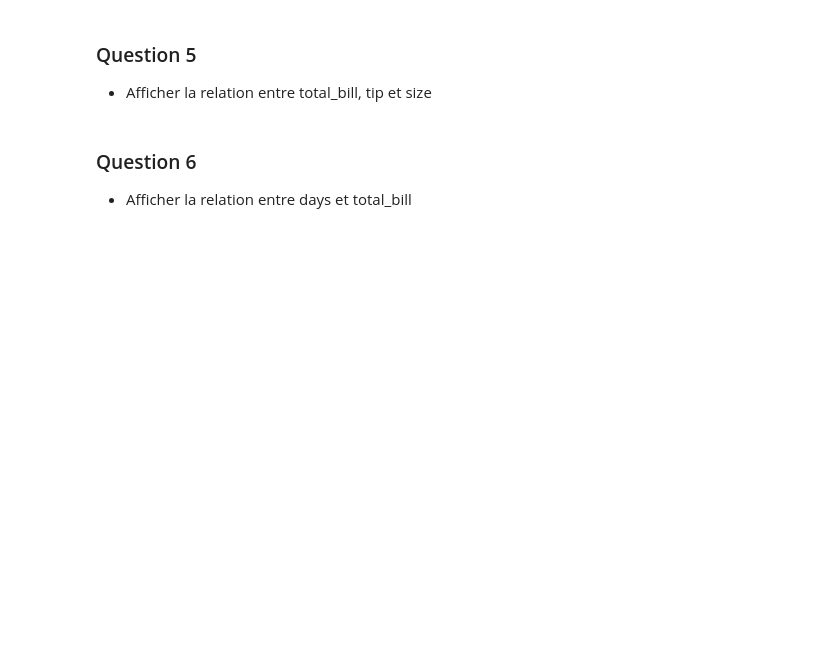
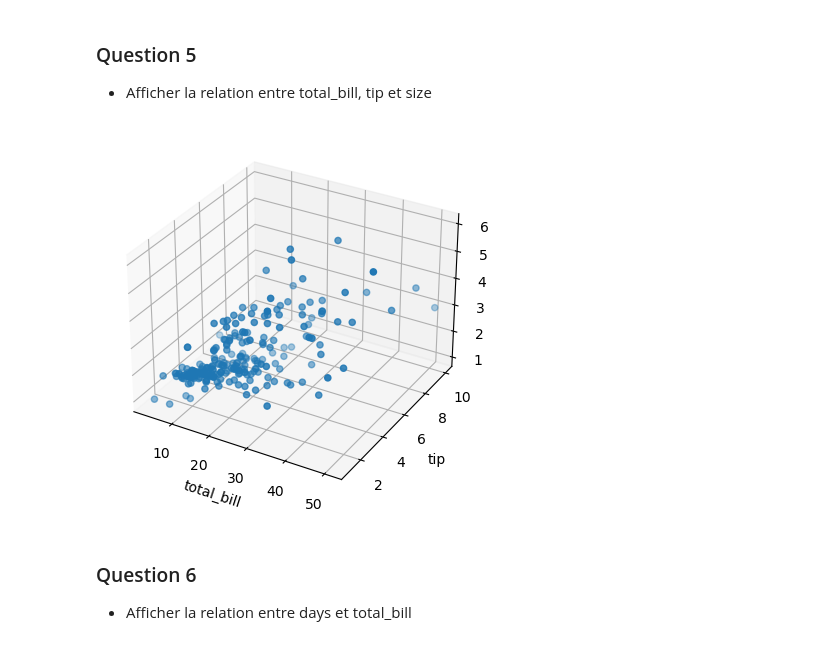
Before and after one commit to Falite/Notebooks-Jupyter, a Jupyter notebook: Analyse de données/TP03 Exercices PythonDataviz_1.ipynb, the cells around one changed output. Saved outputs shown, nothing was run; the diff lists cells and outputs as text; code cells hidden in the pictures; blank space fills up the shorter version.

```diff
--- a/Analyse de données/TP03 Exercices PythonDataviz_1.ipynb
+++ b/Analyse de données/TP03 Exercices PythonDataviz_1.ipynb
@@ -59,6 +224,21 @@ Supprimer la colonne Unnamed 0
 # %% [markdown]
 ### Question 5
 - Afficher la relation entre total_bill, tip et size
+# %%
+import mpl_toolkits.mplot3d.axes3d as axes3d
+
+fig = plt.figure()
+ax = fig.add_subplot(111, projection='3d')
+
+ax.scatter(df['total_bill'], df['tip'], df['size'])
+
+ax.set_xlabel('total_bill')
+ax.set_ylabel('tip')
+ax.set_zlabel('axes3d')
+
+plt.show()
+# %% [output]
+[figure, added]
 # %% [markdown]
 ### Question 6
 - Afficher la relation entre days et total_bill
```
Also changed, not shown: parts of 26 cells of this notebook, 8 other files.
